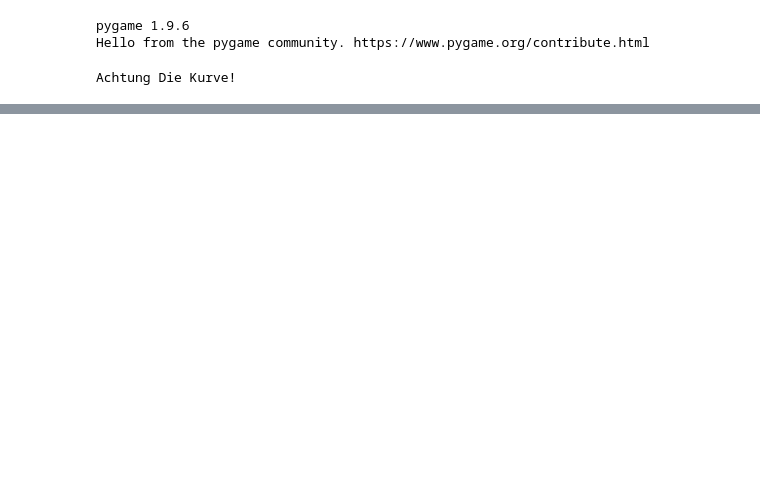
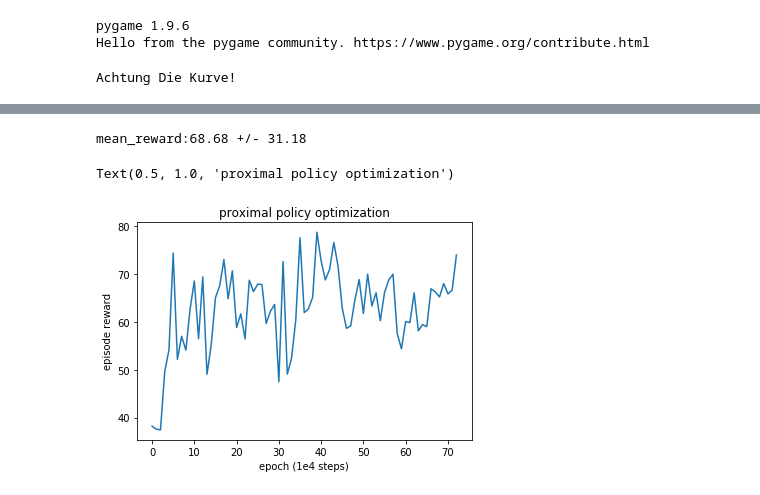
Before and after one commit to thowell/achtung, a Jupyter notebook: ppo.ipynb, the cells around one changed output, grey strips where cells are left out. Drawn from its saved outputs; the diff is of its cells as text; code cells hidden in the pictures; blank space fills up the shorter version.

```diff
--- a/ppo.ipynb
+++ b/ppo.ipynb
@@ -78,7 +78,7 @@ policy_kwargs = dict(
 )
 # %%
 model = PPO("CnnPolicy",
-            env,
+            DummyVecEnv([lambda: env]),
             policy_kwargs=policy_kwargs,
             n_steps=250,
             n_epochs=10,
@@ -122,3 +141,13 @@ for i in range(100):
 model.load("ppo_achtung")
 mean_reward, std_reward = evaluate_policy(model, env, n_eval_episodes=100)
 print(f"mean_reward:{mean_reward:.2f} +/- {std_reward:.2f}")
+# %% [output]
+mean_reward:68.68 +/- 31.18
+# %%
+plt.plot(rewards)
+plt.xlabel('epoch (1e4 steps)')
+plt.ylabel('episode reward')
+plt.title('proximal policy optimization')
+# %% [output]
+Text(0.5, 1.0, 'proximal policy optimization')
+[figure, added]
```
Also changed, not shown: parts of 2 cells of this notebook, 3 other files.
